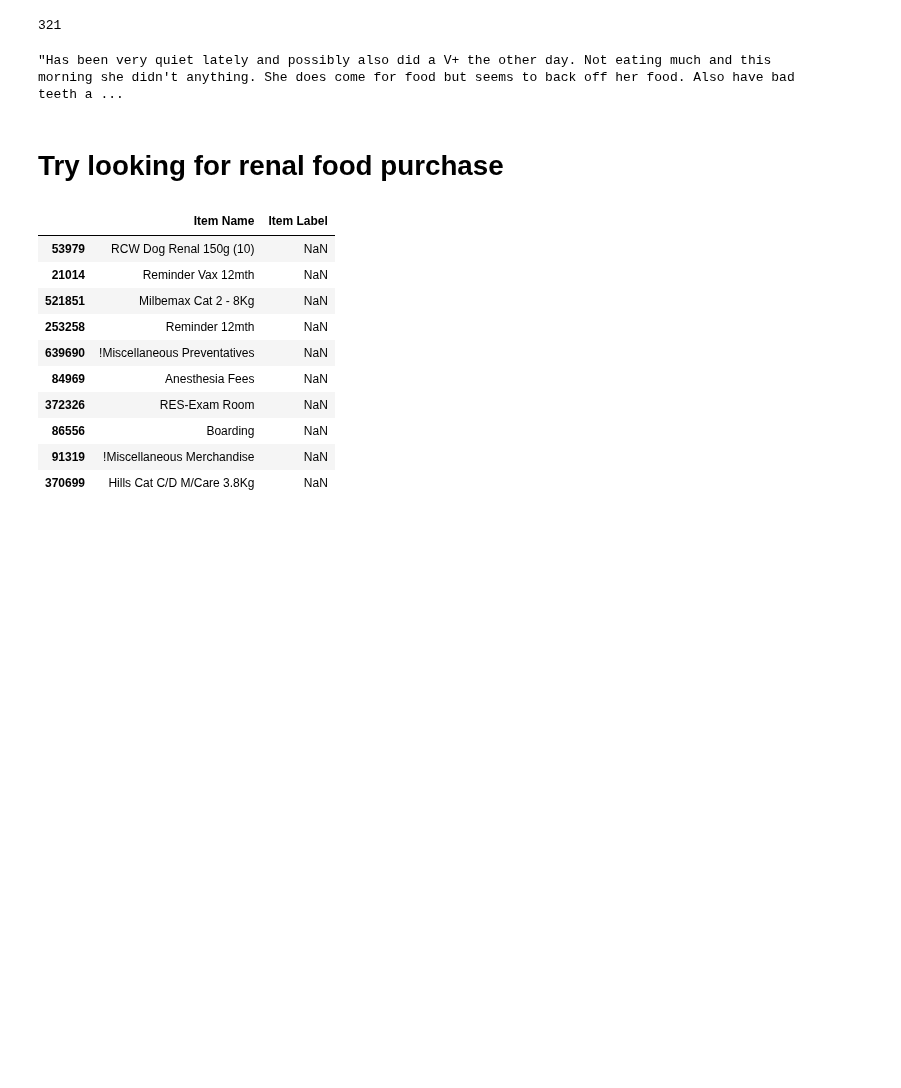
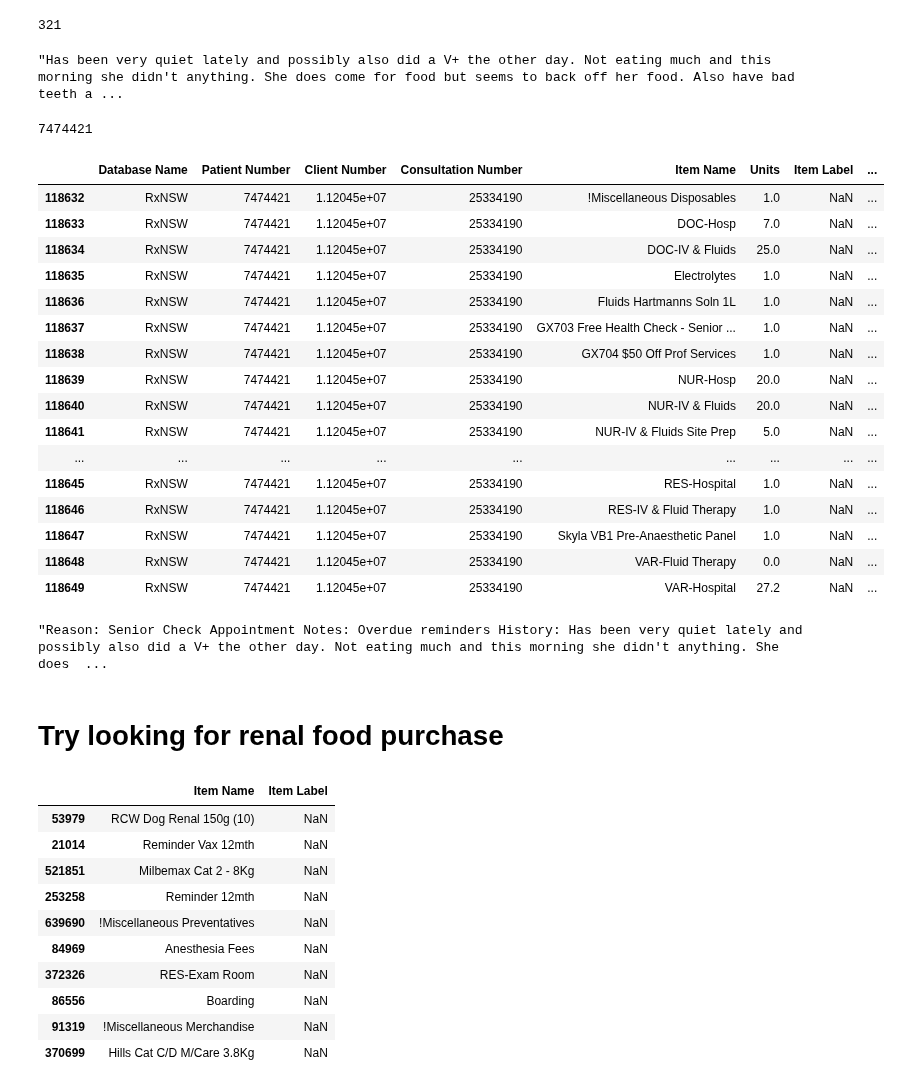
Before and after one commit to ruthpearson/CatHack, a Jupyter notebook: vet_compass/NLP_group_hack_diagnosis.ipynb, the cells around one changed output. Drawn from its saved outputs; the diff is of its cells as text; code cells hidden in the pictures; blank space fills up the shorter version.

Commit message:
Ruth and Caitlin tidying/notes

```diff
--- a/vet_compass/NLP_group_hack_diagnosis.ipynb
+++ b/vet_compass/NLP_group_hack_diagnosis.ipynb
@@ -148,7 +173,8 @@ def add_column(df, values, colname):
     return df
 # %%
 columns_to_add = {
-    'diagnosis': 'Differential\sDiagnosis\:\sDiagnosis|differential\sdiagnosis|diagnosis',
+    'diagnosis_header': 'Differential\sDiagnosis\:\sDiagnosis\:|differential\sdiagnosis\:|diagnosis\:',
+    'diagnosis_mention': 'differential\sdiagnosis|diagnosis|Diagnosis',
     'history': 'history'}
 # %%
 for column_name in columns_to_add.keys():
@@ -208,6 +234,34 @@ len(renal_history_df['Patient Number'].unique())
 renal_history_df['history'].iloc[270]
 # %% [output]
 "Has been very quiet lately and possibly also did a V+ the other day. Not eating much and this morning she didn't anything. She does come for food but seems to back off her food. Also have bad teeth a ...
+# %%
+renal_history_df.iloc[270]['Patient Number']
+# %% [output]
+7474421
+# %%
+renal_history_df[renal_history_df['Patient Number'] == 7474421]
+# %% [output]
+|  | Database Name | Patient Number | Client Number | Consultation Number | Item Name | Units | Item Label | ... |
+| 118632 | RxNSW | 7474421 | 1.12045e+07 | 25334190 | !Miscellaneous Disposables | 1.0 | NaN | ... |
+| 118633 | RxNSW | 7474421 | 1.12045e+07 | 25334190 | DOC-Hosp | 7.0 | NaN | ... |
+| 118634 | RxNSW | 7474421 | 1.12045e+07 | 25334190 | DOC-IV & Fluids | 25.0 | NaN | ... |
+| 118635 | RxNSW | 7474421 | 1.12045e+07 | 25334190 | Electrolytes | 1.0 | NaN | ... |
+| 118636 | RxNSW | 7474421 | 1.12045e+07 | 25334190 | Fluids Hartmanns Soln 1L | 1.0 | NaN | ... |
+| 118637 | RxNSW | 7474421 | 1.12045e+07 | 25334190 | GX703 Free Health Check - Senior ... | 1.0 | NaN | ... |
+| 118638 | RxNSW | 7474421 | 1.12045e+07 | 25334190 | GX704 $50 Off Prof Services | 1.0 | NaN | ... |
+| 118639 | RxNSW | 7474421 | 1.12045e+07 | 25334190 | NUR-Hosp | 20.0 | NaN | ... |
+| 118640 | RxNSW | 7474421 | 1.12045e+07 | 25334190 | NUR-IV & Fluids | 20.0 | NaN | ... |
+| 118641 | RxNSW | 7474421 | 1.12045e+07 | 25334190 | NUR-IV & Fluids Site Prep | 5.0 | NaN | ... |
+| ... | ... | ... | ... | ... | ... | ... | ... | ... |
+| 118645 | RxNSW | 7474421 | 1.12045e+07 | 25334190 | RES-Hospital | 1.0 | NaN | ... |
+| 118646 | RxNSW | 7474421 | 1.12045e+07 | 25334190 | RES-IV & Fluid Therapy | 1.0 | NaN | ... |
+| 118647 | RxNSW | 7474421 | 1.12045e+07 | 25334190 | Skyla VB1 Pre-Anaesthetic Panel | 1.0 | NaN | ... |
+| 118648 | RxNSW | 7474421 | 1.12045e+07 | 25334190 | VAR-Fluid Therapy | 0.0 | NaN | ... |
+| 118649 | RxNSW | 7474421 | 1.12045e+07 | 25334190 | VAR-Hospital | 27.2 | NaN | ... |
+# %%
+renal_history_df[renal_history_df['Patient Number'] == 7474421]['Examination Text'].iloc[0]
+# %% [output]
+"Reason: Senior Check Appointment Notes: Overdue reminders History: Has been very quiet lately and possibly also did a V+ the other day. Not eating much and this morning she didn't anything. She does  ...
 # %% [markdown]
 # Try looking for renal food purchase
 # %%
```
Also changed, not shown: parts of 20 cells of this notebook.
